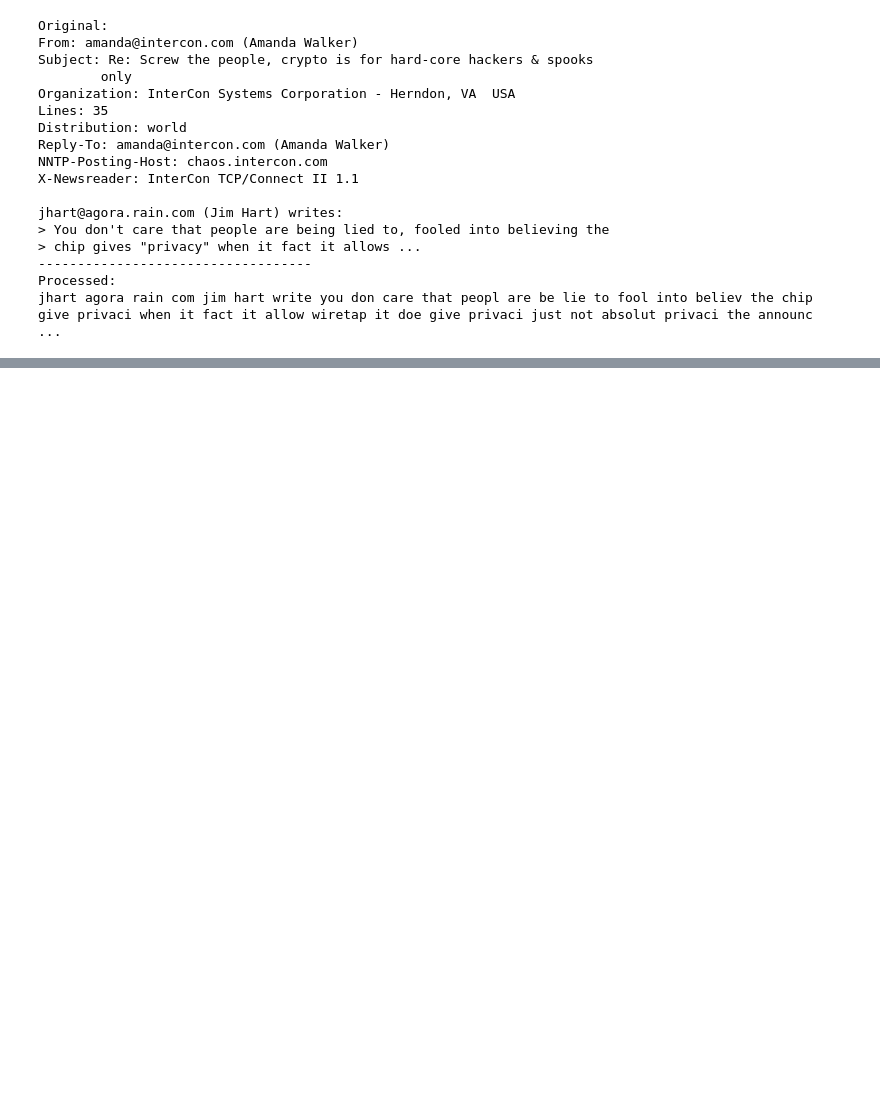
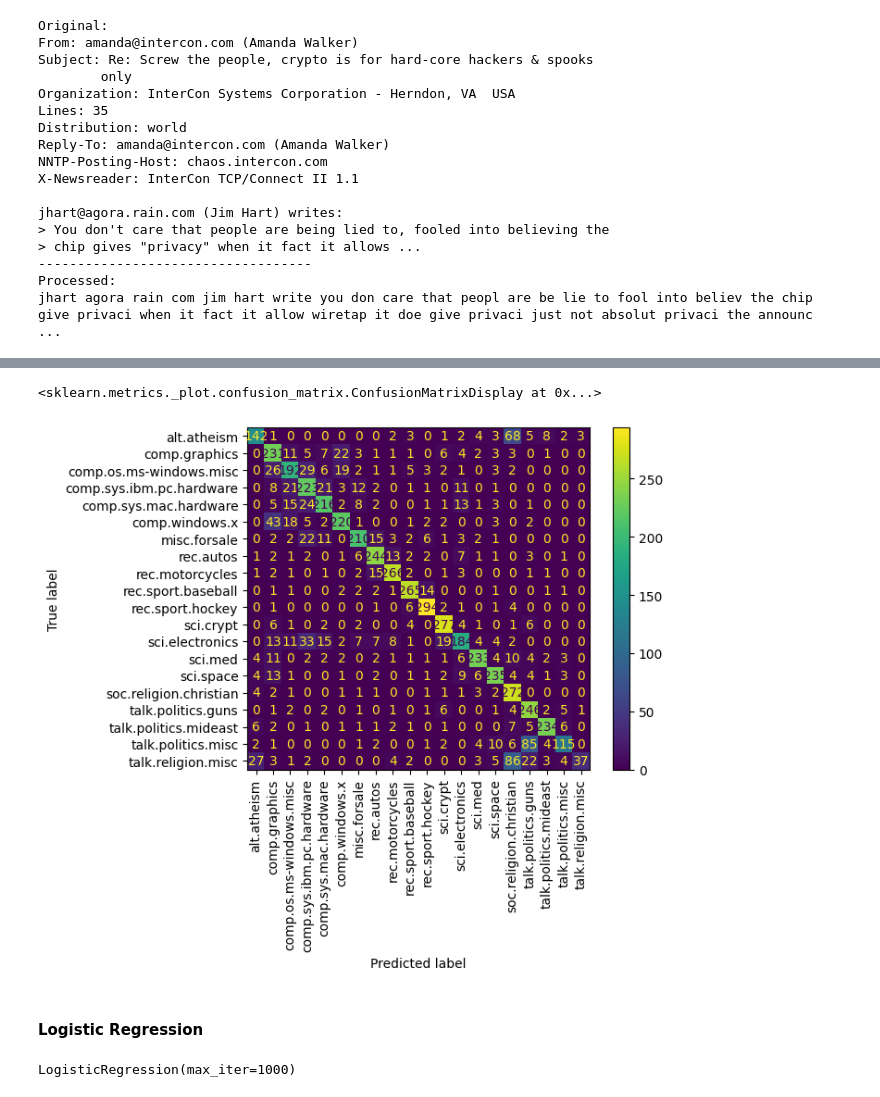
Before and after one commit to jcalixto202020774/NLP_HW03, a Jupyter notebook: NewsClassifier.ipynb, the cells around one changed output, grey strips where cells are left out. Cells and saved outputs as stored; diff of their text form; code cells hidden in the pictures; blank space fills up the shorter version.

```diff
--- a/NewsClassifier.ipynb
+++ b/NewsClassifier.ipynb
@@ -117,0 +237,8 @@ jhart agora rain com jim hart write you don care that peopl are be lie to fool i
+# %%
+tf_idf_vectorizer = TfidfVectorizer(max_features=5000, stop_words=stopwords.words('english'))
+
+X_train = tf_idf_vectorizer.fit_transform(train_processed_news).toarray()
+y_train = train_news_labels
+
+test_vectorized_news = tf_idf_vectorizer.transform(test_processed_news).toarray()
+X_val, X_test, y_val, y_test = train_test_split(test_vectorized_news, test_news_labels, test_size=0.75, random_state=42)
@@ -117,0 +247,3 @@ jhart agora rain com jim hart write you don care that peopl are be lie to fool i
+# %%
+nb = MultinomialNB()
+nb.fit(X_train, y_train)
@@ -117,0 +252,4 @@ jhart agora rain com jim hart write you don care that peopl are be lie to fool i
+# %%
+predictions = nb.predict(X_test)
+print("Accuracy:", accuracy_score(y_test, predictions))
+print(classification_report(y_test, predictions))
@@ -117,0 +274,14 @@ jhart agora rain com jim hart write you don care that peopl are be lie to fool i
+# %%
+cm = confusion_matrix(y_test, predictions, labels=nb.classes_)
+disp = ConfusionMatrixDisplay(confusion_matrix=cm, display_labels=nb.classes_)
+disp.plot(xticks_rotation=90)
+# %% [output]
+<sklearn.metrics._plot.confusion_matrix.ConfusionMatrixDisplay at 0x...>
+[figure, added]
+# %% [markdown]
+#### Logistic Regression
+# %%
+lr = LogisticRegression(max_iter=1000)
+lr.fit(X_train, y_train)
+# %% [output]
+LogisticRegression(max_iter=1000)
```
Also changed, not shown: parts of 45 cells of this notebook.
